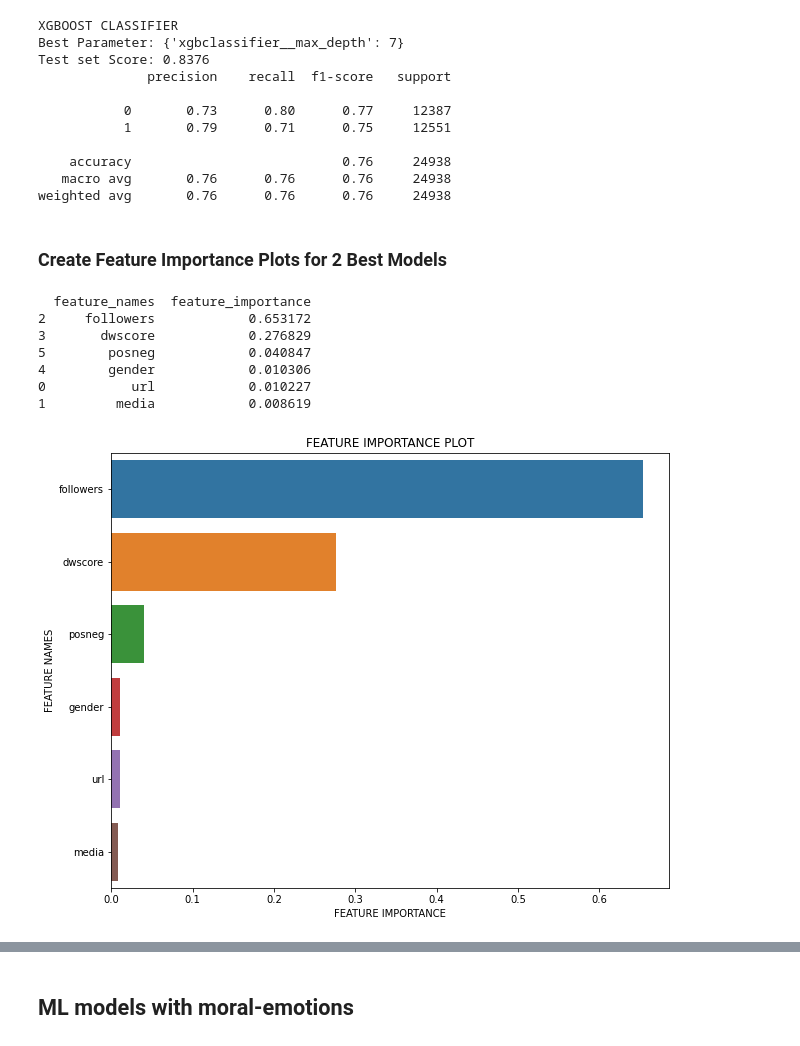
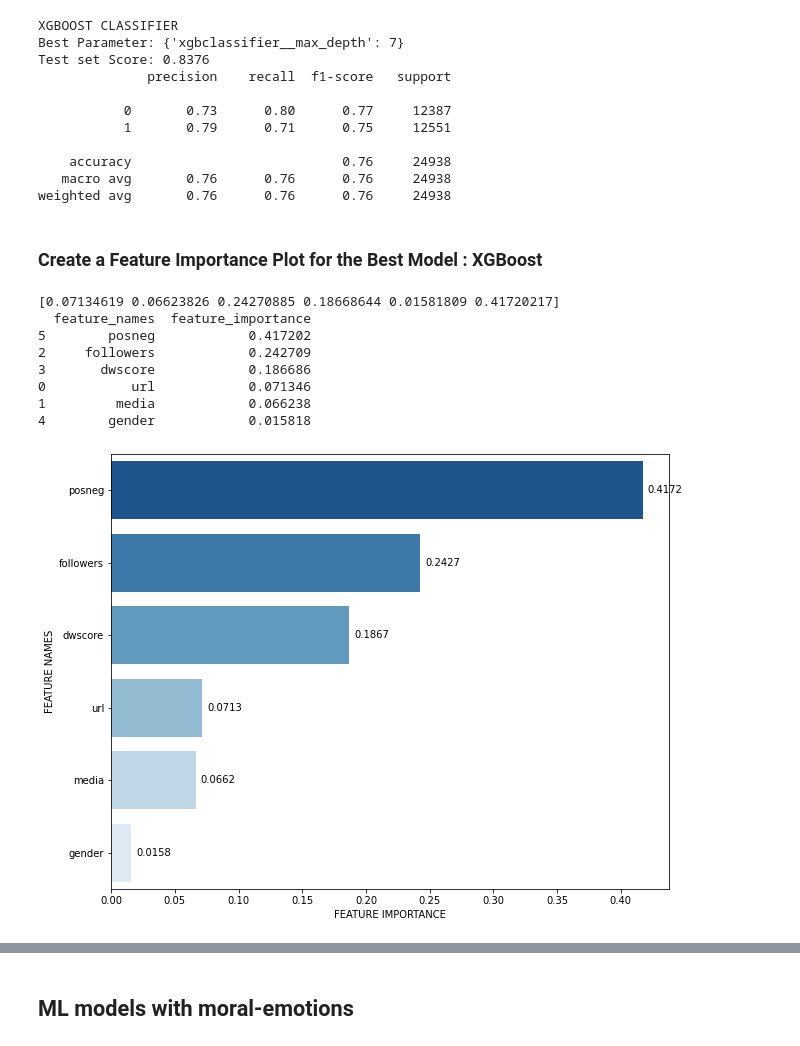
Before and after one commit to jino-kwon/Retweetability_Prediction, a Jupyter notebook: Jino_Kwon_Thesis_Code.ipynb, the cells around one changed output, grey strips where cells are left out. Cells and saved outputs as stored; diff of their text form; code cells hidden in the pictures.

```diff
--- a/Jino_Kwon_Thesis_Code.ipynb
+++ b/Jino_Kwon_Thesis_Code.ipynb
@@ -462,7 +503,7 @@ Test set Score: 0.8376
    macro avg       0.76      0.76      0.76     24938
 weighted avg       0.76      0.76      0.76     24938
 # %% [markdown]
-### Create Feature Importance Plots for 2 Best Models
+### Create a Feature Importance Plot for the Best Model : XGBoost
 # %%
 def plot_feature_importance(importance, names):
   #Create arrays from feature importance and feature names
@@ -480,24 +521,28 @@ def plot_feature_importance(importance, names):
   #Define size of bar plot
   plt.figure(figsize=(10,8))
   #Plot Searborn bar chart
-  sns.barplot(x=fi_df['feature_importance'], y=fi_df['feature_names'])
+  ax = sns.barplot(x=fi_df['feature_importance'], y=fi_df['feature_names'], palette="Blues_r")
+
+  for p in ax.patches:
+    ax.annotate("%.4f" % p.get_width(), xy=(p.get_width(), p.get_y()+p.get_height()/2),
+            xytext=(5, 0), textcoords='offset points', ha="left", va="center")
   #Add chart labels
-  plt.title('FEATURE IMPORTANCE PLOT')
   plt.xlabel('FEATURE IMPORTANCE')
   plt.ylabel('FEATURE NAMES')
 # %%
-# A feature importance plot for a random forest model
+# A feature importance plot for a XG Boost model
 # fitting the model with best parameters
-rfc1 = RandomForestClassifier(n_estimators=1000, max_depth=8, random_state=42)
-rfc1.fit(X_train_scaled, y_train)
-
-plot_feature_importance(rfc1.feature_importances_, X.columns)
+xgb1 = xgb.XGBClassifier(max_depth=7, importance_type='weight')
+xgb1.fit(X_train_scaled, y_train)
+print(xgb1.feature_importances_)
+plot_feature_importance(xgb1.feature_importances_, X.columns)
 # %% [output]
+[0.07134619 0.06623826 0.24270885 0.18668644 0.01581809 0.41720217]
   feature_names  feature_importance
-2     followers            0.653172
-3       dwscore            0.276829
-5        posneg            0.040847
-4        gender            0.010306
-0           url            0.010227
-1         media            0.008619
+5        posneg            0.417202
+2     followers            0.242709
+3       dwscore            0.186686
+0           url            0.071346
+1         media            0.066238
+4        gender            0.015818
-[figure, old version]
+[figure, new version]
```
Also changed, not shown: parts of 31 cells of this notebook.
